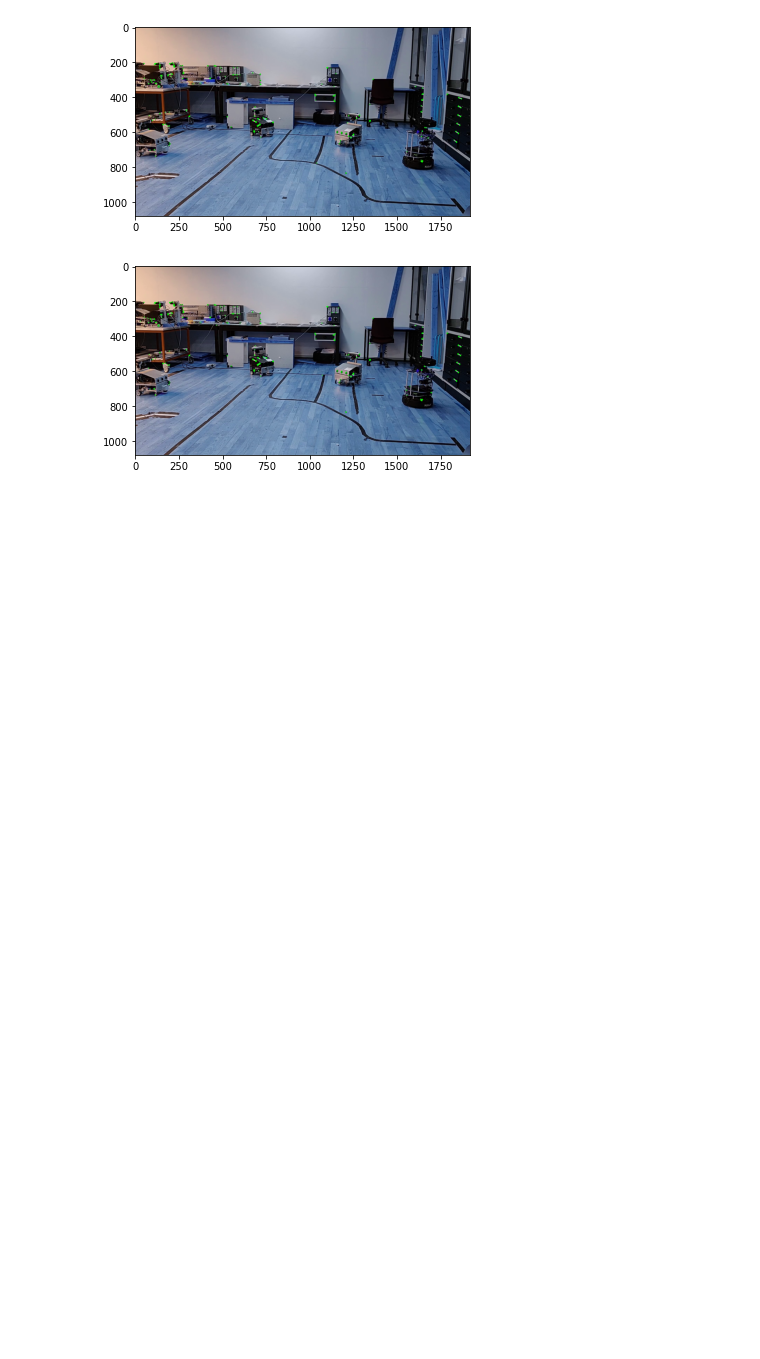
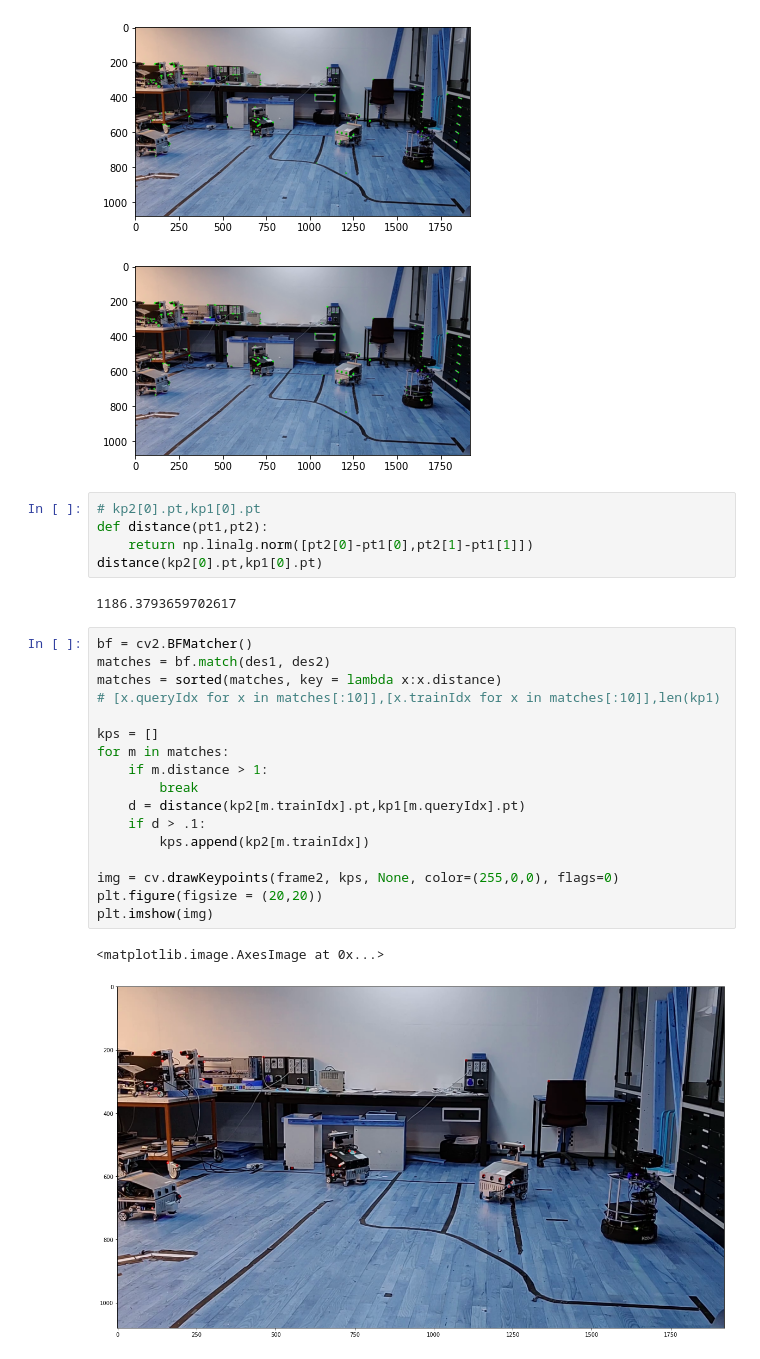
Before and after one commit to simutisernestas/perception, a Jupyter notebook: week2/project/sandbox.ipynb, the cells around one changed output. Drawn from its saved outputs; the diff is of its cells as text; blank space fills up the shorter version.

```diff
--- a/week2/project/sandboc.ipynb
+++ b/week2/project/sandbox.ipynb
@@ -82,3 +82,30 @@ plt.imshow(img2)
 <matplotlib.image.AxesImage at 0x...>
 [figure]
 [figure]
+# %%
+# kp2[0].pt,kp1[0].pt
+def distance(pt1,pt2):
+    return np.linalg.norm([pt2[0]-pt1[0],pt2[1]-pt1[1]])
+distance(kp2[0].pt,kp1[0].pt)
+# %% [output]
+1186.3793659702617
+# %%
+bf = cv2.BFMatcher()
+matches = bf.match(des1, des2)
+matches = sorted(matches, key = lambda x:x.distance)
+# [x.queryIdx for x in matches[:10]],[x.trainIdx for x in matches[:10]],len(kp1)
+
+kps = []
+for m in matches:
+    if m.distance > 1:
+        break
+    d = distance(kp2[m.trainIdx].pt,kp1[m.queryIdx].pt)
+    if d > .1:
+        kps.append(kp2[m.trainIdx])
+
+img = cv.drawKeypoints(frame2, kps, None, color=(255,0,0), flags=0)
+plt.figure(figsize = (20,20))
+plt.imshow(img)
+# %% [output]
+<matplotlib.image.AxesImage at 0x...>
+[figure, added]
```
Also changed, not shown: parts of 2 cells of this notebook, 1 other file.
